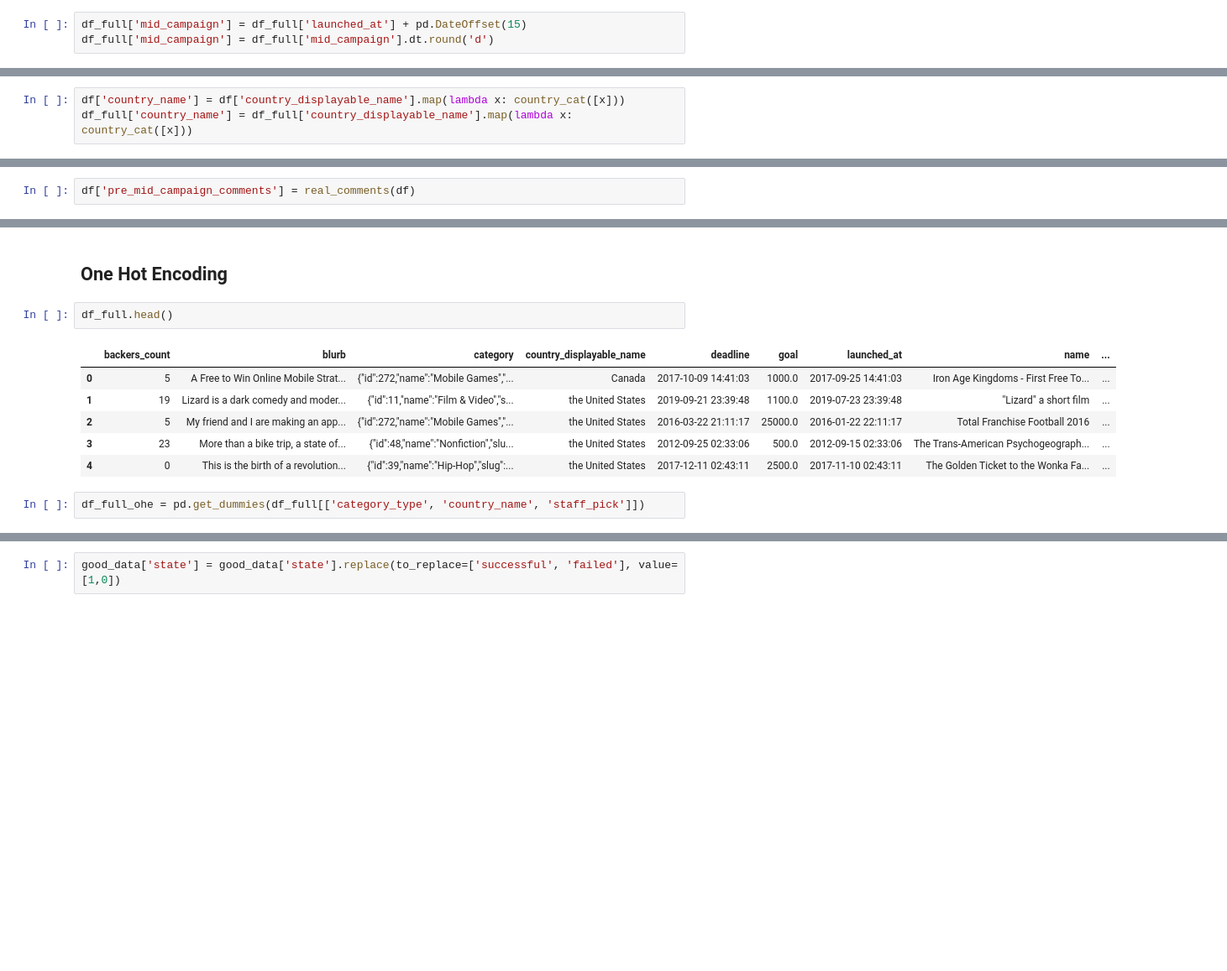
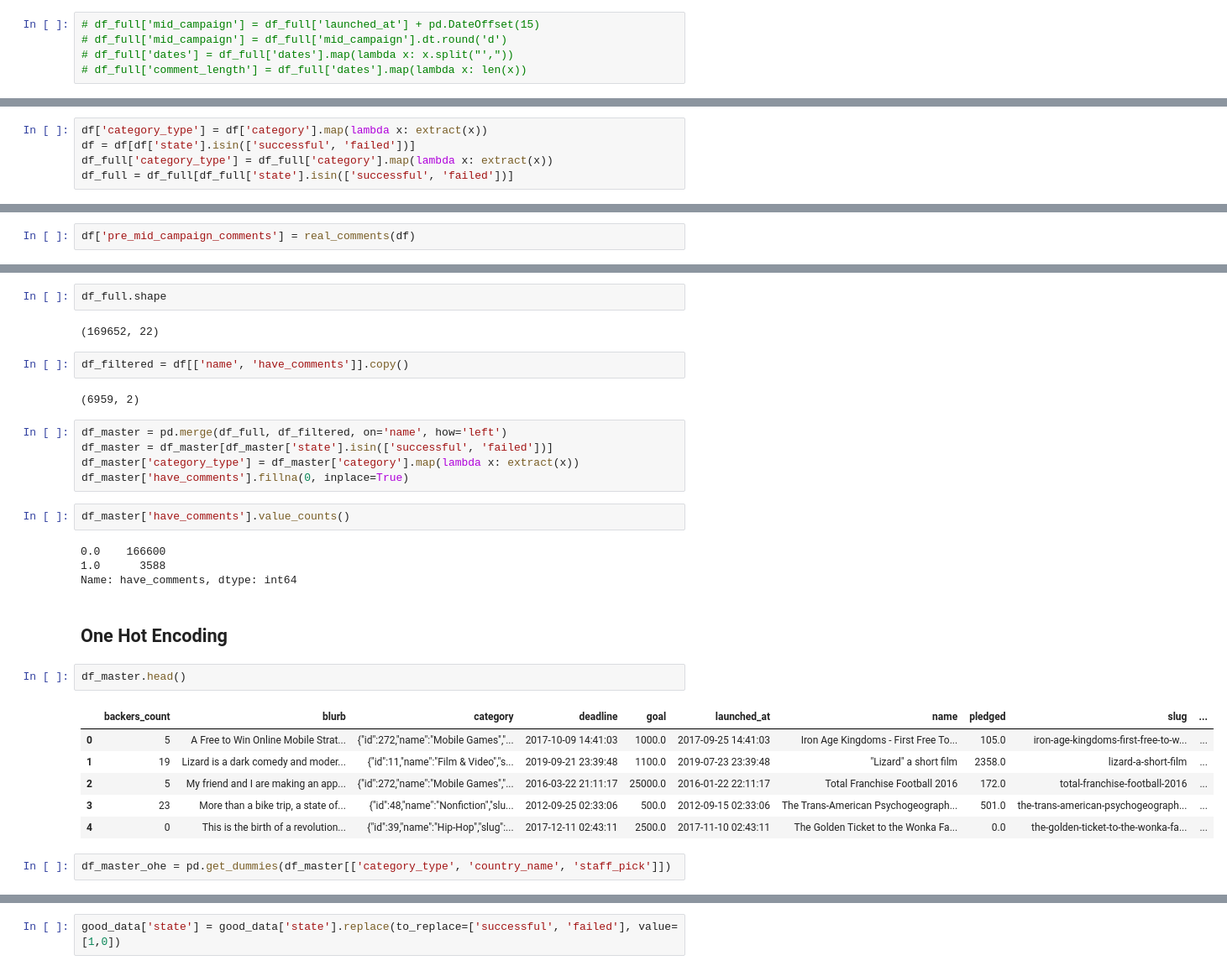
Before and after one commit to helen-tong/kickstarter, a Jupyter notebook: LSTM.ipynb, the cells around one changed output, grey strips where cells are left out. Shown at 84% size. Cells and saved outputs as stored; diff of their text form; blank space fills up the shorter version.

```diff
--- a/LSTM.ipynb
+++ b/LSTM.ipynb
@@ -149,5 +129,7 @@ df['mid_campaign'] = df['mid_campaign'].dt.round('d')
 df['dates'] = df['dates'].map(lambda x: x.split("',"))
 df['comment_length'] = df['dates'].map(lambda x: len(x))
 # %%
-df_full['mid_campaign'] = df_full['launched_at'] + pd.DateOffset(15)
-df_full['mid_campaign'] = df_full['mid_campaign'].dt.round('d')
+# df_full['mid_campaign'] = df_full['launched_at'] + pd.DateOffset(15)
+# df_full['mid_campaign'] = df_full['mid_campaign'].dt.round('d')
+# df_full['dates'] = df_full['dates'].map(lambda x: x.split("',"))
+# df_full['comment_length'] = df_full['dates'].map(lambda x: len(x))
@@ -168,5 +183,7 @@ def extract(cat):
     else:
         return x['parent_name'].lower()
 # %%
-df['country_name'] = df['country_displayable_name'].map(lambda x: country_cat([x]))
-df_full['country_name'] = df_full['country_displayable_name'].map(lambda x: country_cat([x]))
+df['category_type'] = df['category'].map(lambda x: extract(x))
+df = df[df['state'].isin(['successful', 'failed'])]
+df_full['category_type'] = df_full['category'].map(lambda x: extract(x))
+df_full = df_full[df_full['state'].isin(['successful', 'failed'])]
@@ -269,14 +297,33 @@ df['comments'][2]
+# %%
+df_full.shape
+# %% [output]
+(169652, 22)
+# %%
+df_filtered = df[['name', 'have_comments']].copy()
+# %% [output]
+(6959, 2)
+# %%
+df_master = pd.merge(df_full, df_filtered, on='name', how='left')
+df_master = df_master[df_master['state'].isin(['successful', 'failed'])]
+df_master['category_type'] = df_master['category'].map(lambda x: extract(x))
+df_master['have_comments'].fillna(0, inplace=True)
+# %%
+df_master['have_comments'].value_counts()
+# %% [output]
+0.0    166600
+1.0      3588
+Name: have_comments, dtype: int64
 # %% [markdown]
 ## One Hot Encoding
 # %%
-df_full.head()
+df_master.head()
 # %% [output]
-|  | backers_count | blurb | category | country_displayable_name | deadline | goal | launched_at | name | ... |
-| 0 | 5 | A Free to Win Online Mobile Strat... | {"id":272,"name":"Mobile Games","... | Canada | 2017-10-09 14:41:03 | 1000.0 | 2017-09-25 14:41:03 | Iron Age Kingdoms - First Free To... | ... |
-| 1 | 19 | Lizard is a dark comedy and moder... | {"id":11,"name":"Film & Video","s... | the United States | 2019-09-21 23:39:48 | 1100.0 | 2019-07-23 23:39:48 | "Lizard" a short film | ... |
-| 2 | 5 | My friend and I are making an app... | {"id":272,"name":"Mobile Games","... | the United States | 2016-03-22 21:11:17 | 25000.0 | 2016-01-22 22:11:17 | Total Franchise Football 2016 | ... |
-| 3 | 23 | More than a bike trip, a state of... | {"id":48,"name":"Nonfiction","slu... | the United States | 2012-09-25 02:33:06 | 500.0 | 2012-09-15 02:33:06 | The Trans-American Psychogeograph... | ... |
-| 4 | 0 | This is the birth of a revolution... | {"id":39,"name":"Hip-Hop","slug":... | the United States | 2017-12-11 02:43:11 | 2500.0 | 2017-11-10 02:43:11 | The Golden Ticket to the Wonka Fa... | ... |
+|  | backers_count | blurb | category | deadline | goal | launched_at | name | pledged | slug | ... |
+| 0 | 5 | A Free to Win Online Mobile Strat... | {"id":272,"name":"Mobile Games","... | 2017-10-09 14:41:03 | 1000.0 | 2017-09-25 14:41:03 | Iron Age Kingdoms - First Free To... | 105.0 | iron-age-kingdoms-first-free-to-w... | ... |
+| 1 | 19 | Lizard is a dark comedy and moder... | {"id":11,"name":"Film & Video","s... | 2019-09-21 23:39:48 | 1100.0 | 2019-07-23 23:39:48 | "Lizard" a short film | 2358.0 | lizard-a-short-film | ... |
+| 2 | 5 | My friend and I are making an app... | {"id":272,"name":"Mobile Games","... | 2016-03-22 21:11:17 | 25000.0 | 2016-01-22 22:11:17 | Total Franchise Football 2016 | 172.0 | total-franchise-football-2016 | ... |
+| 3 | 23 | More than a bike trip, a state of... | {"id":48,"name":"Nonfiction","slu... | 2012-09-25 02:33:06 | 500.0 | 2012-09-15 02:33:06 | The Trans-American Psychogeograph... | 501.0 | the-trans-american-psychogeograph... | ... |
+| 4 | 0 | This is the birth of a revolution... | {"id":39,"name":"Hip-Hop","slug":... | 2017-12-11 02:43:11 | 2500.0 | 2017-11-10 02:43:11 | The Golden Ticket to the Wonka Fa... | 0.0 | the-golden-ticket-to-the-wonka-fa... | ... |
 # %%
-df_full_ohe = pd.get_dummies(df_full[['category_type', 'country_name', 'staff_pick']])
+df_master_ohe = pd.get_dummies(df_master[['category_type', 'country_name', 'staff_pick']])
 # %%
```
Also changed, not shown: parts of 64 cells of this notebook.
